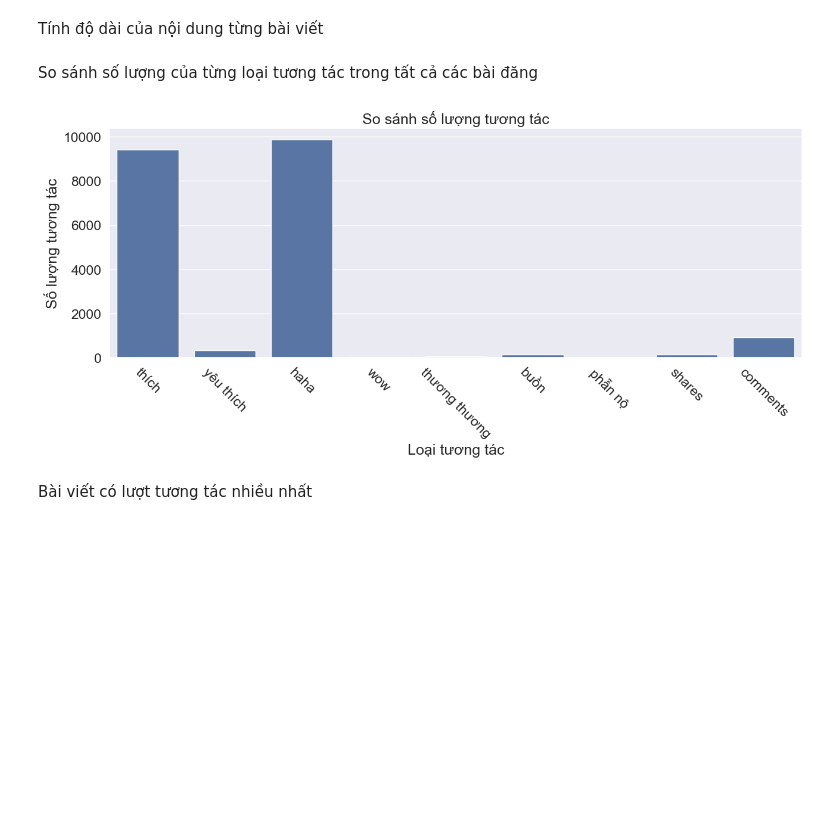
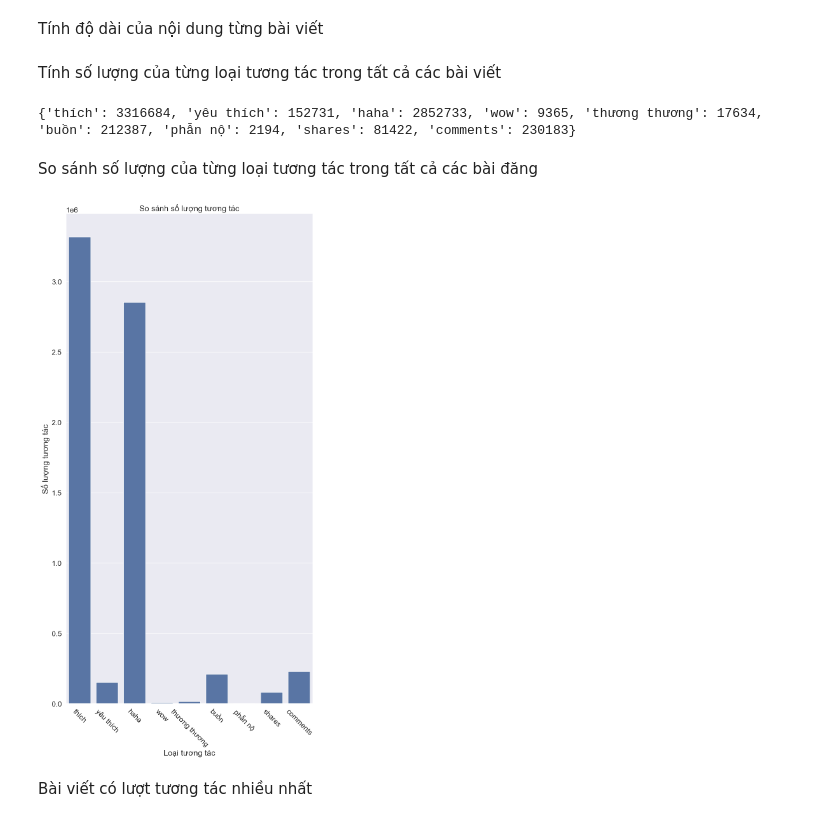
Before and after one commit to tronganh0104/final_project_AIT2003, a Jupyter notebook: Analyze_data.ipynb, the cells around one changed output. Drawn from its saved outputs; the diff is of its cells as text; code cells hidden in the pictures; blank space fills up the shorter version.

```diff
--- a/Analyze_data.ipynb
+++ b/Analyze_data.ipynb
@@ -58,29 +78,45 @@ word = (" ".join(text_word)).lower().split()
 Tính độ dài của nội dung từng bài viết
 # %%
 raw_df['post_text_length'] = raw_df['text'].apply(len)
+# %% [markdown]
+Tính số lượng của từng loại tương tác trong tất cả các bài viết
+# %%
+first_row = raw_df.iloc[0]
+reactions = ast.literal_eval(first_row['reactions']) if not pd.isna(first_row['reactions']) else {}
+reactions["shares"] = first_row['shares']
+reactions["comments"] = first_row['comments']
+
+for i in range(1, len(raw_df)):
+    temp_row = raw_df.iloc[i]
+    temp_reaction = ast.literal_eval(temp_row['reactions']) if not pd.isna(temp_row['reactions']) else {}
+    temp_reaction["shares"] = temp_row['shares']
+    temp_reaction["comments"] = temp_row['comments']
+    for key, value in temp_reaction.items():
+        if key in reactions:
+            reactions[key] += value
+        else:
+            reactions[key] = value
+print(reactions)
+# %% [output]
+{'thích': 3316684, 'yêu thích': 152731, 'haha': 2852733, 'wow': 9365, 'thương thương': 17634, 'buồn': 212387, 'phẫn nộ': 2194, 'shares': 81422, 'comments': 230183}
 # %%
 raw_df.to_csv('Data_after_preprocessing.csv', index=False)
 # %% [markdown]
 So sánh số lượng của từng loại tương tác trong tất cả các bài đăng
 # %%
-first_row = raw_df.iloc[0]
-reactions = dict(eval(first_row['reactions']))
-reactions["shares"] = first_row['shares']
-reactions["comments"] = first_row['comments']
-
 sns.set_theme(style="whitegrid")
-sns.set(rc={'figure.figsize':(15,5)})
+sns.set(rc={'figure.figsize':(10,20)})
 sns.set(font_scale=1.5)
 
 fig, ax = plt.subplots()
 ax = sns.barplot(x=list(reactions.keys()), y=list(reactions.values()))
 ax.set_title("So sánh số lượng tương tác")
 ax.set_ylabel("Số lượng tương tác")
 ax.set_xlabel("Loại tương tác")
 plt.xticks(rotation=-45)
 plt.show()
 # %% [output]
-[figure, old version]
+[figure, new version]
 # %% [markdown]
 Bài viết có lượt tương tác nhiều nhất
 # %%
```
Also changed, not shown: parts of 2 cells of this notebook.
